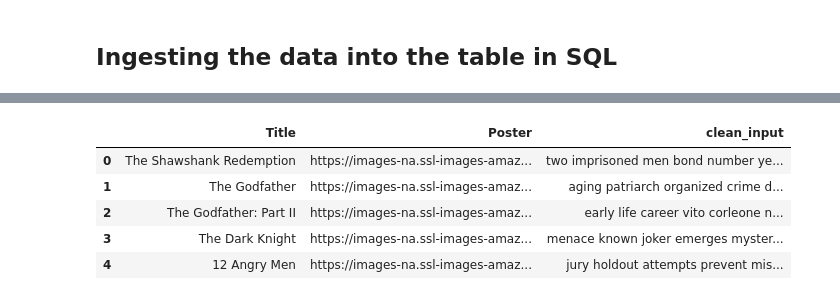
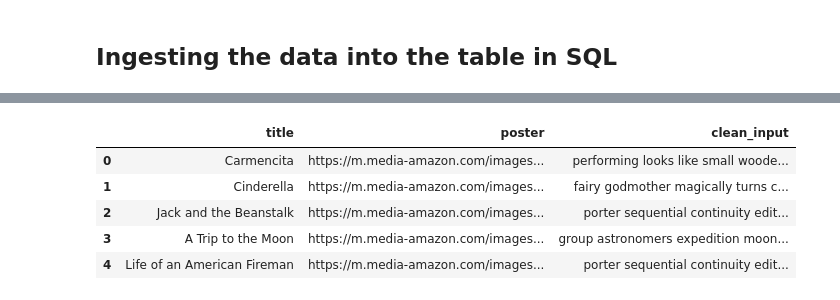
Before and after one commit to ParamDesai111/Movie-Recommendation-System, a Jupyter notebook: app/recommendations_system/IngestIntoTable.ipynb, the cells around one changed output, grey strips where cells are left out. Saved outputs shown, nothing was run; the diff lists cells and outputs as text; code cells hidden in the pictures.

```diff
--- a/app/recommendations_system/IngestIntoTable.ipynb
+++ b/app/recommendations_system/IngestIntoTable.ipynb
@@ -57,5 +57,5 @@ df.head()
 # %%
-df['clean_plot'] = df['Plot'].str.lower() #Convert to lower case
+df['clean_plot'] = df['plot'].str.lower() #Convert to lower case
 
 #Regex, numbers and spaces and puncuations
 
@@ -149,5 +164,5 @@ df.head()
 # %%
-df['Genre'] = df['Genre'].apply(lambda x: x.split(','))
-df['Actors'] = df['Actors'].apply(lambda x: x.split(',')[:4]) # Getting the top 4 actors
-df['Director'] = df['Director'].apply(lambda x: x.split(',')[:1]) # Getting 1 director
+df['genre'] = df['genre'].apply(lambda x: x.split(','))
+df['cast'] = df['cast'].apply(lambda x: x.split(',')[:4]) # Getting the top 4 actors
+df['director'] = df['director'].apply(lambda x: x.split(',')[:1]) # Getting 1 director
 # %%
@@ -162,7 +177,7 @@ def clean(sentence):
     return temp
 # to clean the sentence all lower and remove all spaces
 # %%
-df['Genre'] = [clean(x) for x in df['Genre']]
-df['Actors'] = [clean(x) for x in df['Actors']]
-df['Director'] = [clean(x) for x in df['Director']]
+df['genre'] = [clean(x) for x in df['genre']]
+df['cast'] = [clean(x) for x in df['cast']]
+df['director'] = [clean(x) for x in df['director']]
 # %%
@@ -176,7 +191,7 @@ df['Genre'][0]
 # %%
 #combine all of the preproccesing into another dataframe
 
-columns = ['clean_plot', 'Genre', 'Actors', 'Director']
+columns = ['clean_plot', 'genre', 'cast', 'director']
 l = []
 
 for i in range(len(df)):
@@ -228,15 +239,15 @@ Index(['Unnamed: 0', 'Title', 'Year', 'Rated', 'Released', 'Runtime', 'Genre',
       dtype='object')
 # %%
 df['clean_input'] = l
-df = df[['Title', 'Poster', 'clean_input']]
+df = df[['title', 'poster', 'clean_input']]
 df.head() #Processed with the title with the input from genre, plot, actors and director
 # %% [output]
-|  | Title | Poster | clean_input |
-| 0 | The Shawshank Redemption | https://images-na.ssl-images-amaz... | two imprisoned men bond number ye... |
-| 1 | The Godfather | https://images-na.ssl-images-amaz... | aging patriarch organized crime d... |
-| 2 | The Godfather: Part II | https://images-na.ssl-images-amaz... | early life career vito corleone n... |
-| 3 | The Dark Knight | https://images-na.ssl-images-amaz... | menace known joker emerges myster... |
-| 4 | 12 Angry Men | https://images-na.ssl-images-amaz... | jury holdout attempts prevent mis... |
+|  | title | poster | clean_input |
+| 0 | Carmencita | https://m.media-amazon.com/images... | performing looks like small woode... |
+| 1 | Cinderella | https://m.media-amazon.com/images... | fairy godmother magically turns c... |
+| 2 | Jack and the Beanstalk | https://m.media-amazon.com/images... | porter sequential continuity edit... |
+| 3 | A Trip to the Moon | https://m.media-amazon.com/images... | group astronomers expedition moon... |
+| 4 | Life of an American Fireman | https://m.media-amazon.com/images... | porter sequential continuity edit... |
 # %%
 df['clean_input'][0]
 # %% [output]
```
Also changed, not shown: parts of 15 cells of this notebook, 5 other files.
